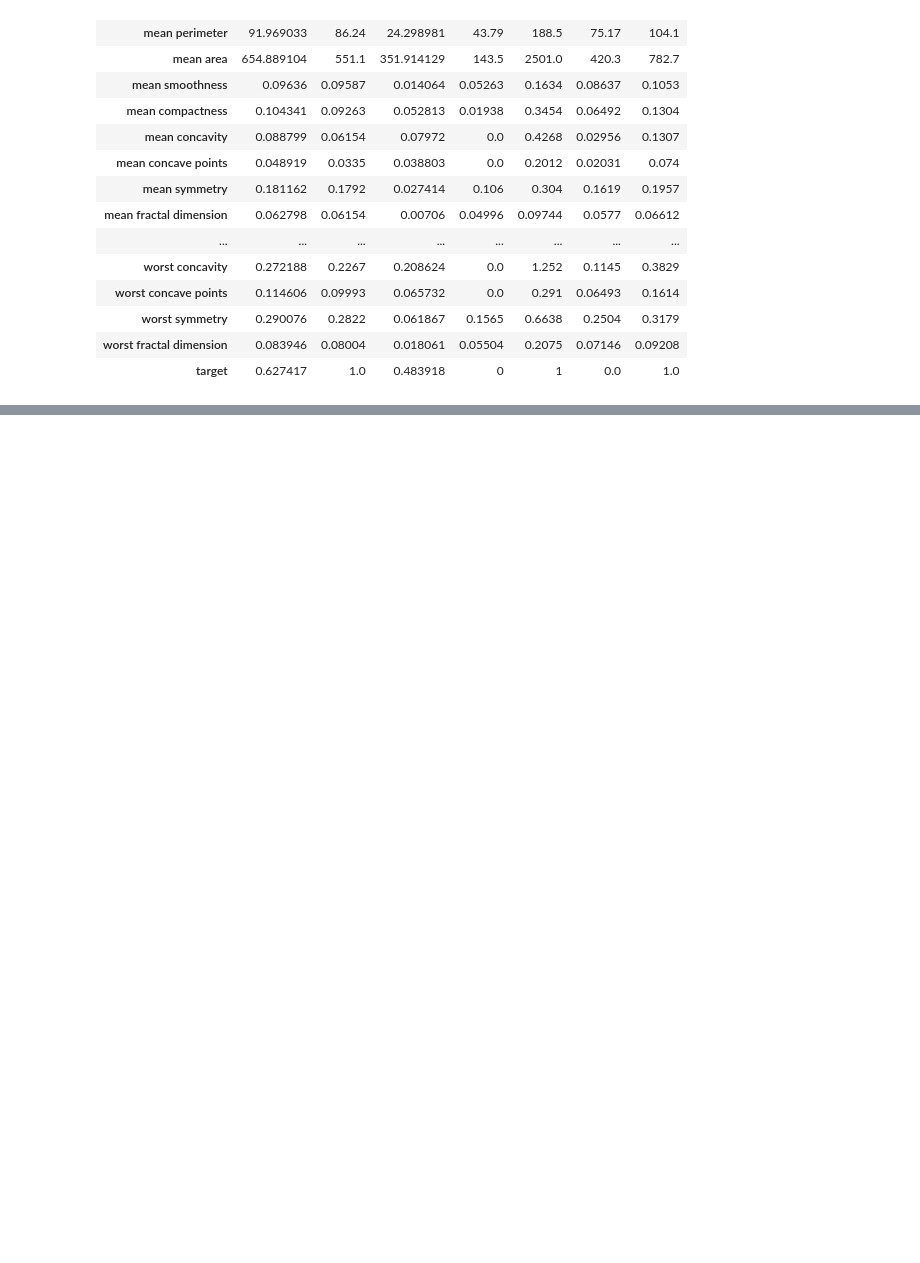
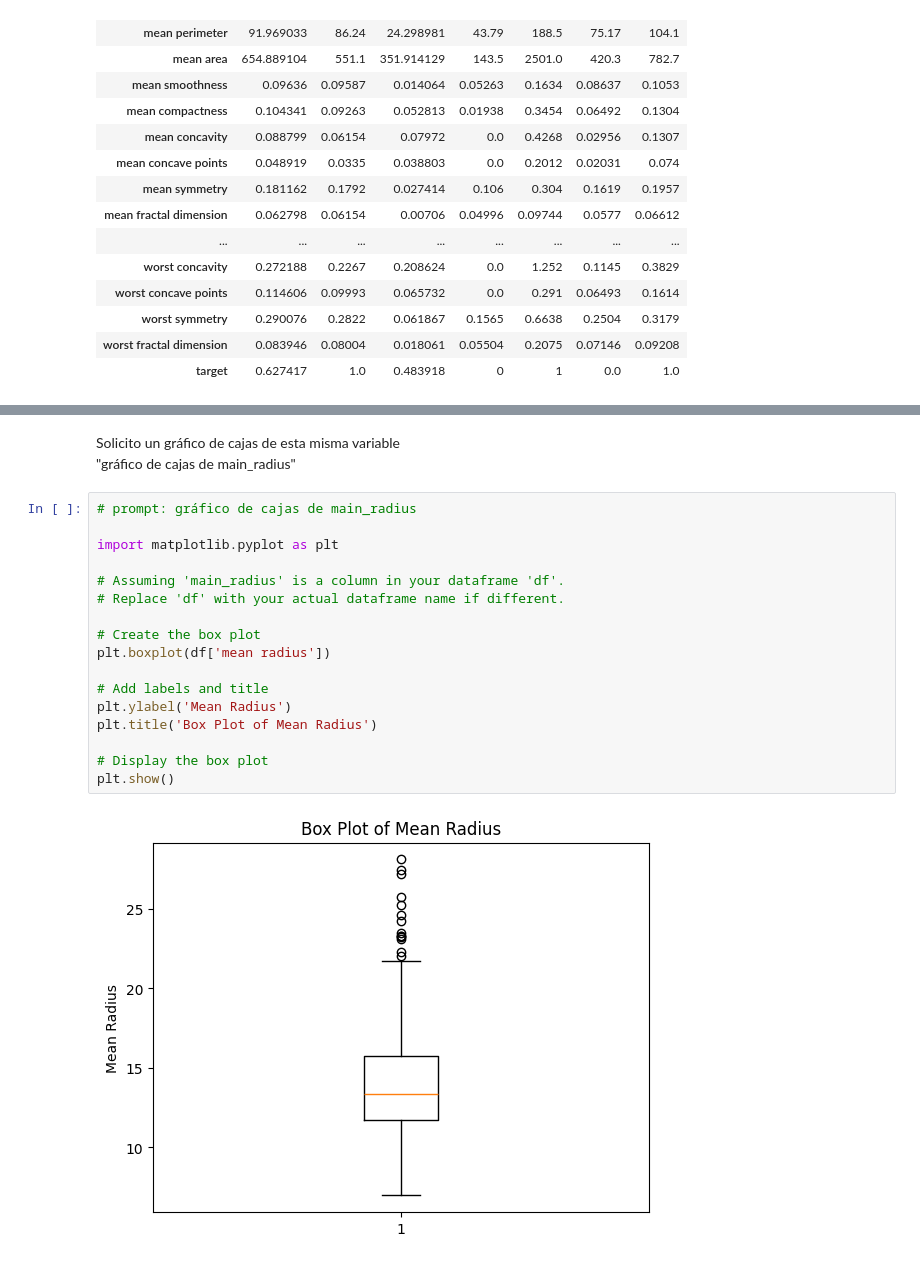
Before and after one commit to mlacasa/AnalisisSeries, a Jupyter notebook: EjemploAnalisisUnivariante.ipynb, the cells around one changed output, grey strips where cells are left out. Saved outputs shown, nothing was run; the diff lists cells and outputs as text; blank space fills up the shorter version.

```diff
--- a/EjemploAnalisisUnivariante.ipynb
+++ b/EjemploAnalisisUnivariante.ipynb
@@ -120,0 +149,22 @@ univariate_analysis
+# %% [markdown]
+Solicito un gráfico de cajas de esta misma variable\
+"gráfico de cajas de main_radius"
+# %%
+# prompt: gráfico de cajas de main_radius
+
+import matplotlib.pyplot as plt
+
+# Assuming 'main_radius' is a column in your dataframe 'df'.
+# Replace 'df' with your actual dataframe name if different.
+
+# Create the box plot
+plt.boxplot(df['mean radius'])
+
+# Add labels and title
+plt.ylabel('Mean Radius')
+plt.title('Box Plot of Mean Radius')
+
+# Display the box plot
+plt.show()
+# %% [output]
+[figure, added]
```
Also changed, not shown: parts of 6 cells of this notebook.
